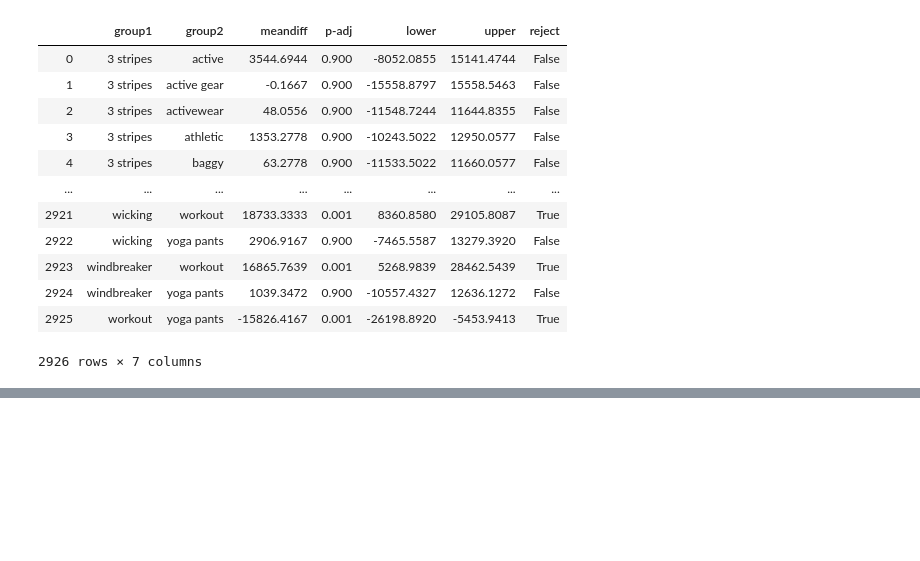
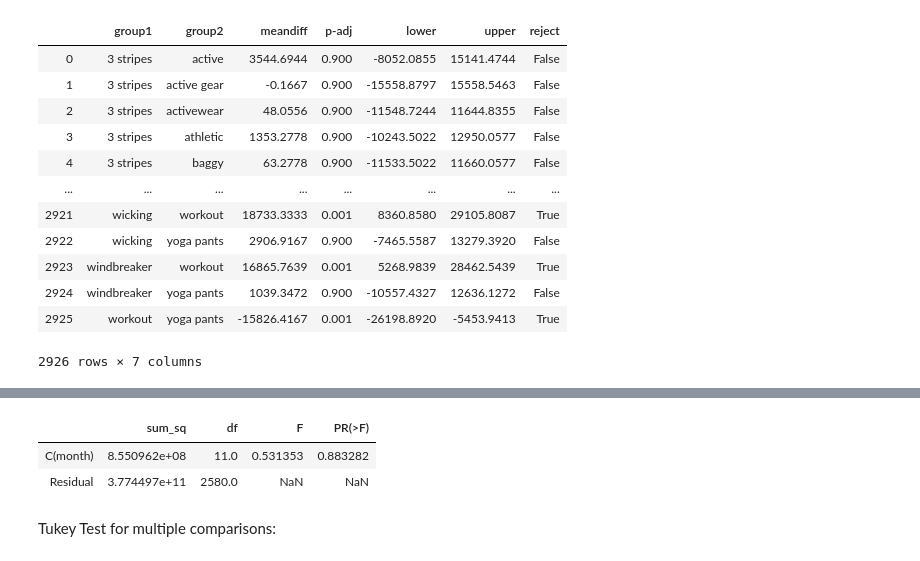
Before and after one commit to alexwcheng/athleisure-advertising, a Jupyter notebook: data_cleaning.ipynb, the cells around one changed output, grey strips where cells are left out. Saved outputs shown, nothing was run; the diff lists cells and outputs as text; code cells hidden in the pictures; blank space fills up the shorter version.

```diff
--- a/data_cleaning.ipynb
+++ b/data_cleaning.ipynb
@@ -823,0 +804,10 @@ df2 =tukey_data.loc[tukey_data.reject == True].groupby('group1').reject.count()
+# %%
+keys = list(athleisure_df.month_abbr.unique())
+
+values = []
+for month in list(athleisure_df.month_abbr.unique()):
+    values.append(list(athleisure_df.loc[athleisure_df['month_abbr'] == month, 'volume']))
+
+data = dict(zip(keys, values))
+# %%
+month_df = pd.DataFrame.from_dict(data)
@@ -823,0 +851,18 @@ df2 =tukey_data.loc[tukey_data.reject == True].groupby('group1').reject.count()
+# %%
+# get ANOVA table as R like output
+import statsmodels.api as sm
+from statsmodels.formula.api import ols
+# reshape the d dataframe suitable for statsmodels package
+month_df_melt = pd.melt(month_df.reset_index(), id_vars=['index'], value_vars=['Jan', 'Feb', 'Mar', 'Apr', 'May', 'Jun', 'Jul', 'Aug', 'Sep', 'Oct', 'Nov', 'Dec'])
+# replace column names
+month_df_melt.columns = ['index', 'month', 'volume']
+# Ordinary Least Squares (OLS) model
+model = ols('volume ~ C(month)', data=month_df_melt).fit()
+anova_table = sm.stats.anova_lm(model, typ=2)
+anova_table
+# %% [output]
+|  | sum_sq | df | F | PR(>F) |
+| C(month) | 8.550962e+08 | 11.0 | 0.531353 | 0.883282 |
+| Residual | 3.774497e+11 | 2580.0 | NaN | NaN |
+# %% [markdown]
+Tukey Test for multiple comparisons:
```
Also changed, not shown: parts of 51 cells of this notebook.
